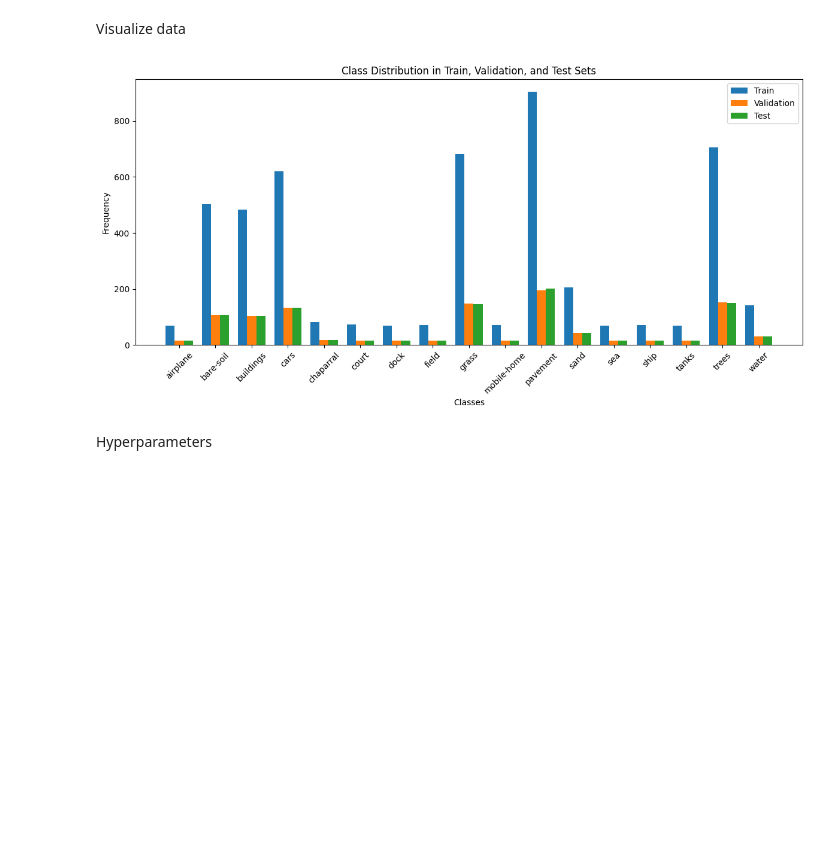
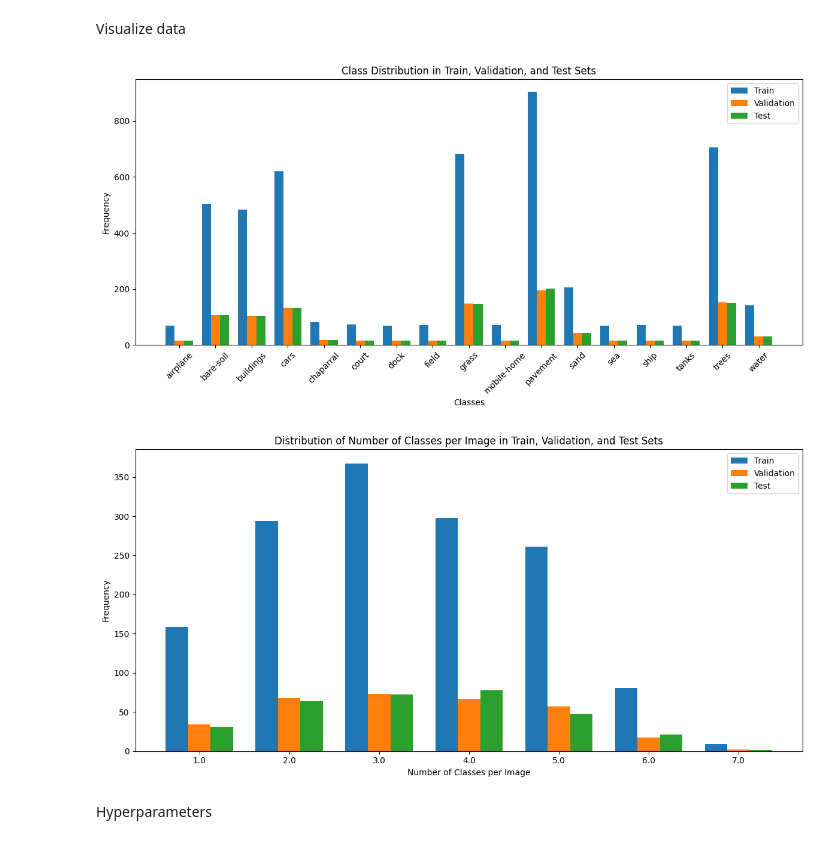
Before and after one commit to gabrielcastrob/Deep_learning_WUR, a Jupyter notebook: notebooks/00_ML_ViT.ipynb, the cells around one changed output. Drawn from its saved outputs; the diff is of its cells as text; code cells hidden in the pictures; blank space fills up the shorter version.

```diff
--- a/notebooks/00_ML_ViT.ipynb
+++ b/notebooks/00_ML_ViT.ipynb
@@ -128,32 +128,57 @@ Visualize data
 # %%
 # DF appends the class frequencies
 import numpy as np
 distribution_df = pd.DataFrame({
     "class": classes,
     "train_freq": train_labels.sum(axis=0),
     "val_freq": val_labels.sum(axis=0),
     "test_freq": test_labels.sum(axis=0),
 })
 
 # Visualize the class distribution in a bar plot
 def class_distribution_plot(distribution_df, classes):
     plt.figure(figsize=(12, 6))
     x = np.arange(len(classes))
     width = 0.25
     plt.bar(x - width, distribution_df["train_freq"], width, label="Train")
     plt.bar(x, distribution_df["val_freq"], width, label="Validation")
     plt.bar(x + width, distribution_df["test_freq"], width, label="Test")
     plt.xticks(x, classes, rotation=45)
     plt.xlabel("Classes")
     plt.ylabel("Frequency")
     plt.title("Class Distribution in Train, Validation, and Test Sets")
     plt.legend()
     plt.tight_layout()
     plt.savefig("outputs/Balanced_class_distribution.png")
 
 class_distribution_plot(distribution_df, classes)
+
+# Visualize number of classes per image for train val and test set
+def image_distribution_plot(train_labels, val_labels, test_labels):
+    plt.figure(figsize=(12, 6))
+    train_counts = pd.Series(train_labels.sum(axis=1)).value_counts().sort_index()
+    val_counts = pd.Series(val_labels.sum(axis=1)).value_counts().sort_index()
+    test_counts = pd.Series(test_labels.sum(axis=1)).value_counts().sort_index()
+
+    x = np.arange(len(train_counts.index))
+    width = 0.25
+
+    plt.bar(x - width, train_counts.values, width, label="Train")
+    plt.bar(x, val_counts.values, width, label="Validation")
+    plt.bar(x + width, test_counts.values, width, label="Test")
+
+    plt.xticks(x, train_counts.index)
+    plt.xlabel("Number of Classes per Image")
+    plt.ylabel("Frequency")
+    plt.title("Distribution of Number of Classes per Image in Train, Validation, and Test Sets")
+    plt.legend()
+    plt.tight_layout()
+    plt.savefig("outputs/Image_class_count_distribution.png")
+
+image_distribution_plot(train_labels, val_labels, test_labels)
 # %% [output]
 [figure]
+[figure, added]
 # %% [markdown]
 Hyperparameters
 # %%
```
Also changed, not shown: parts of 7 cells of this notebook, 1 other file.
